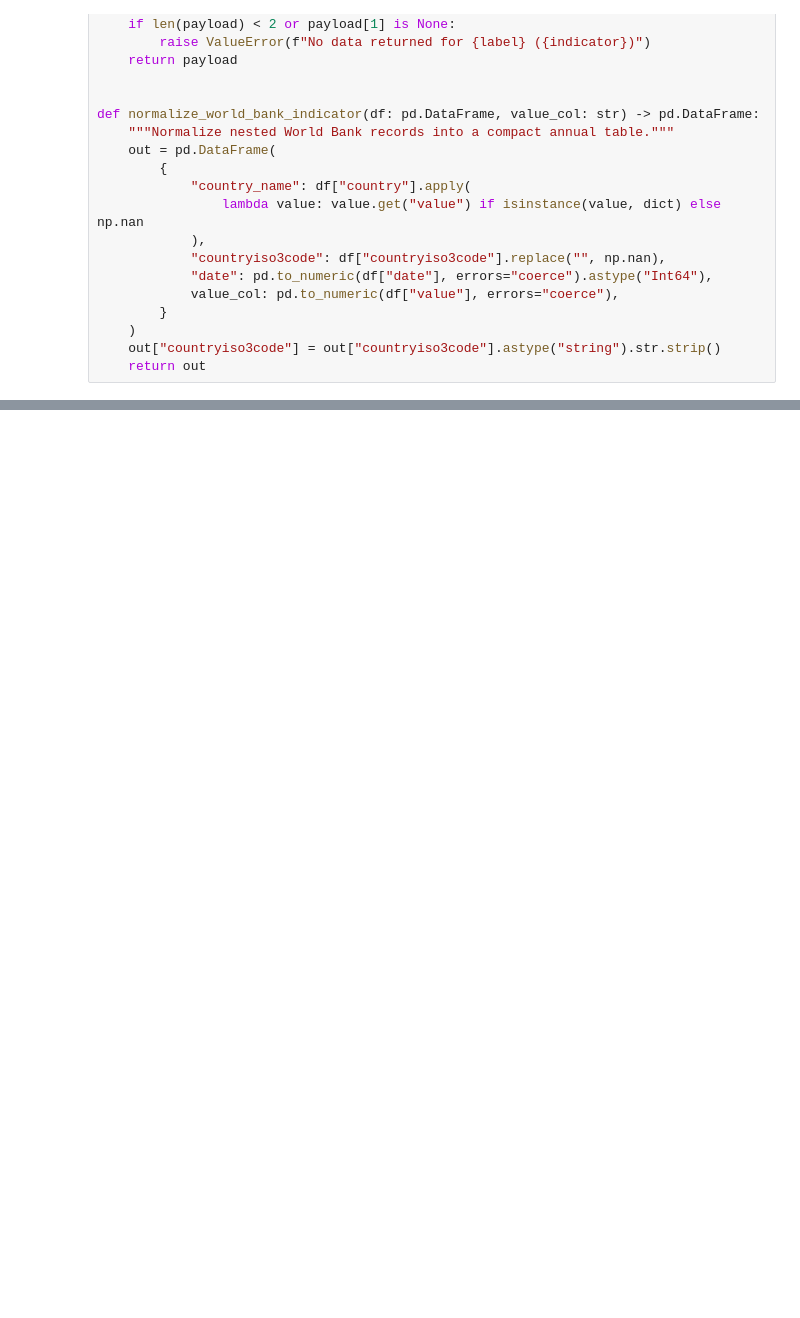
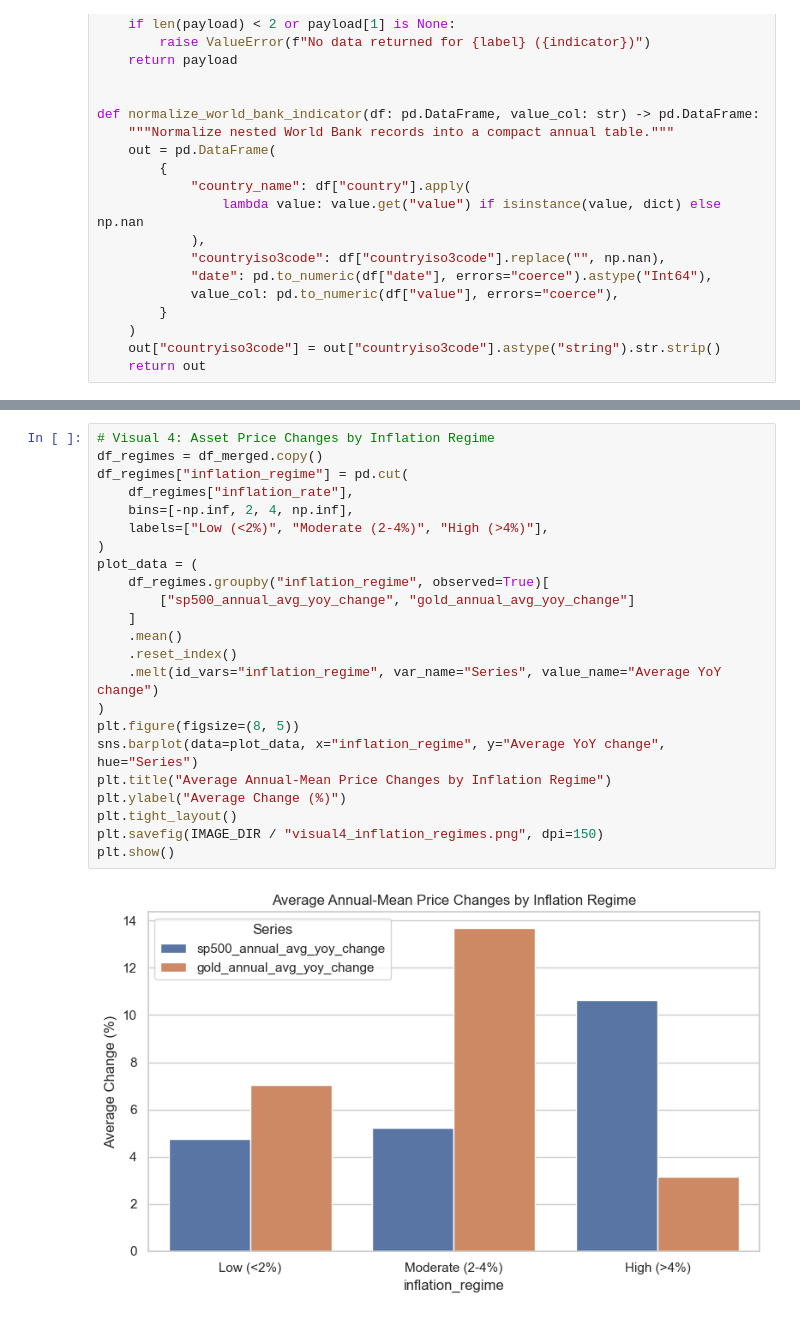
Before and after one commit to luisjfeliu/data-analysis-wrangling-macro-stocks, a Jupyter notebook: Data_Wrangling_Project_Starter.ipynb, the cells around one changed output, grey strips where cells are left out. Drawn from its saved outputs; the diff is of its cells as text; blank space fills up the shorter version.

```diff
--- a/Data_Wrangling_Project_Starter.ipynb
+++ b/Data_Wrangling_Project_Starter.ipynb
@@ -499,0 +588,25 @@ validate_outputs()
+# %%
+# Visual 4: Asset Price Changes by Inflation Regime
+df_regimes = df_merged.copy()
+df_regimes["inflation_regime"] = pd.cut(
+    df_regimes["inflation_rate"],
+    bins=[-np.inf, 2, 4, np.inf],
+    labels=["Low (<2%)", "Moderate (2-4%)", "High (>4%)"],
+)
+plot_data = (
+    df_regimes.groupby("inflation_regime", observed=True)[
+        ["sp500_annual_avg_yoy_change", "gold_annual_avg_yoy_change"]
+    ]
+    .mean()
+    .reset_index()
+    .melt(id_vars="inflation_regime", var_name="Series", value_name="Average YoY change")
+)
+plt.figure(figsize=(8, 5))
+sns.barplot(data=plot_data, x="inflation_regime", y="Average YoY change", hue="Series")
+plt.title("Average Annual-Mean Price Changes by Inflation Regime")
+plt.ylabel("Average Change (%)")
+plt.tight_layout()
+plt.savefig(IMAGE_DIR / "visual4_inflation_regimes.png", dpi=150)
+plt.show()
+# %% [output]
+[figure, added]
```
Also changed, not shown: parts of 96 cells of this notebook, 7 other files.
